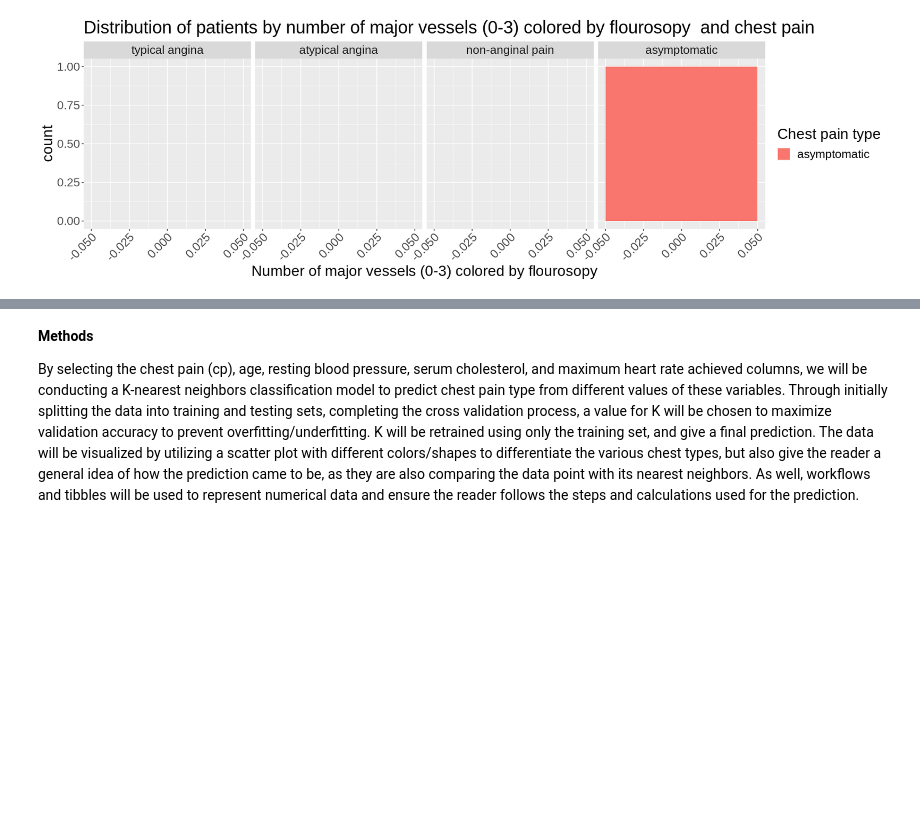
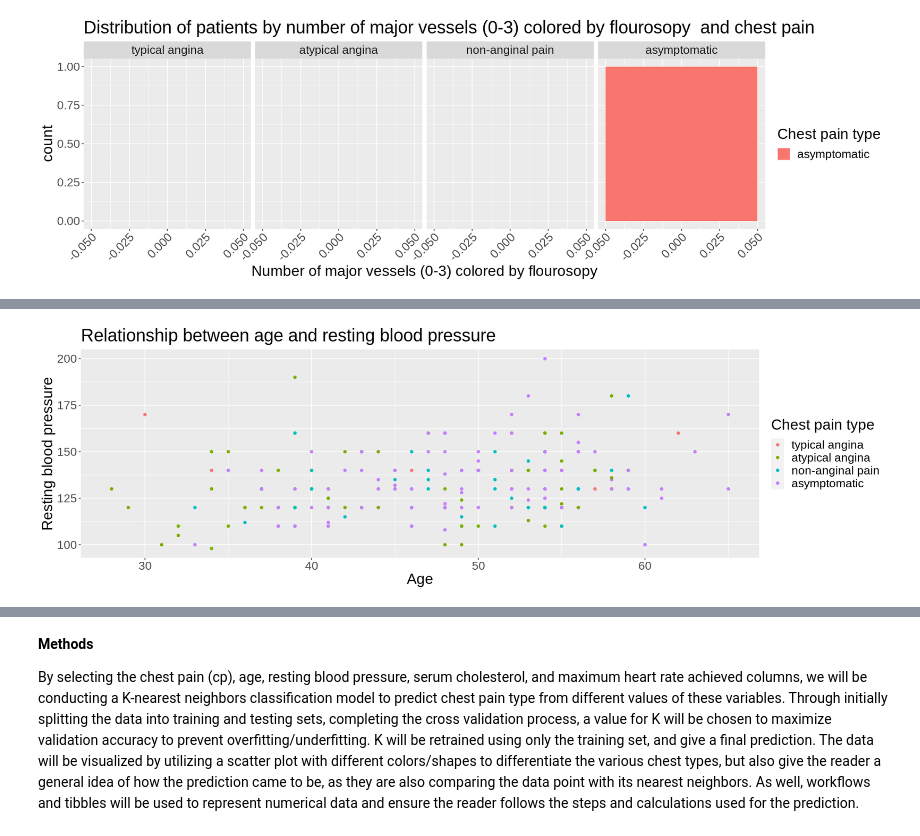
Before and after one commit to papercheesecake/DSCI100-group-project-18, a Jupyter notebook: proposal.ipynb, the cells around one changed output, grey strips where cells are left out. Drawn from its saved outputs; the diff is of its cells as text; code cells hidden in the pictures; blank space fills up the shorter version.

```diff
--- a/proposal.ipynb
+++ b/proposal.ipynb
@@ -414,3 +414,96 @@ Warning message:
 “Removed 221 rows containing non-finite values (stat_bin).”
 [figure]
 [figure]
+# %%
+#Scatter plots that compare numerical variables age	resting_pressure	serum_chol	max_heartrate	oldpeak
+
+age_vs_rp <- training_heart_data %>%
+                         select(resting_pressure, age, chest_pain) %>%
+                         ggplot(aes(x = age, y = resting_pressure, color = chest_pain)) +
+                         geom_point() +
+                         labs(x = 'Age', y = 'Resting blood pressure', color = 'Chest pain type') +
+                         ggtitle('Relationship between age and resting blood pressure') +
+                         theme(text = element_text(size = 20))
+age_vs_rp
+
+age_vs_sc <- training_heart_data %>%
+                         select(serum_chol, age, chest_pain) %>%
+                         ggplot(aes(x = age, y = serum_chol, color = chest_pain)) +
+                         geom_point() +
+                         labs(x = 'Age', y = 'Serum cholestoral (in mg/dl)', color = 'Chest pain type') +
+                         ggtitle('Relationship between age and serum cholestoral') +
+                         theme(text = element_text(size = 20))
+age_vs_sc
+
+age_vs_mhr <- training_heart_data %>%
+                         select(max_heartrate, age, chest_pain) %>%
+                         ggplot(aes(x = age, y = max_heartrate, color = chest_pain)) +
+                         geom_point() +
+                         labs(x = 'Age', y = 'Maximum heart rate achieved', color = 'Chest pain type') +
+                         ggtitle('Relationship between age and maximum heart rate achieved') +
+                         theme(text = element_text(size = 20))
+age_vs_mhr
+
+age_vs_op <- training_heart_data %>%
+                         select(oldpeak, age, chest_pain) %>%
+                         ggplot(aes(x = age, y = oldpeak, color = chest_pain)) +
+                         geom_point() +
+                         labs(x = 'Age', y = 'ST depression induced by exercise relative to rest', color = 'Chest pain type') +
+                         ggtitle('Relationship between age and ST depression induced by exercise relative to rest') +
+                         theme(text = element_text(size = 20))
+age_vs_op
+
+rp_vs_sc <- training_heart_data %>%
+                         select(serum_chol, resting_pressure, chest_pain) %>%
+                         ggplot(aes(x = resting_pressure, y = serum_chol, color = chest_pain)) +
+                         geom_point() +
+                         labs(x = 'Resting blood pressure', y = 'Serum cholestoral (in mg/dl)', color = 'Chest pain type') +
+                         ggtitle('Relationship between resting blood pressure and serum cholestoral') +
+                         theme(text = element_text(size = 20))
+rp_vs_sc
+
+rp_vs_mhr <- training_heart_data %>%
+                         select(max_heartrate, resting_pressure, chest_pain) %>%
+                         ggplot(aes(x = resting_pressure, y = max_heartrate, color = chest_pain)) +
+                         geom_point() +
+                         labs(x = 'Resting blood pressure', y = 'Maximum heartrate achieved', color = 'Chest pain type') +
+                         ggtitle('Relationship between resting blood pressure and Maximum heartrate achieved') +
+                         theme(text = element_text(size = 20))
+rp_vs_mhr
+
+rp_vs_op <- training_heart_data %>%
+                         select(resting_pressure, oldpeak, chest_pain) %>%
+                         ggplot(aes(x = resting_pressure, y = oldpeak, color = chest_pain)) +
+                         geom_point() +
+                         labs(x = 'Resting blood pressure', y = 'ST depression induced by exercise relative to rest', color = 'Chest pain type') +
+                         ggtitle('Relationship between resting blood pressure and ST depression induced by exercise relative to rest') +
+                         theme(text = element_text(size = 20))
+rp_vs_op
+
+sc_vs_mhr <- training_heart_data %>%
+                         select(serum_chol, max_heartrate, chest_pain) %>%
+                         ggplot(aes(x = serum_chol, y = max_heartrate, color = chest_pain)) +
+                         geom_point() +
+                         labs(x = 'Serum cholestoral (in mg/dl)', y = 'Maximum heartrate achieved', color = 'Chest pain type') +
+                         ggtitle('Relationship between Serum cholestoral and Maximum heartrate achieved') +
+                         theme(text = element_text(size = 20))
+sc_vs_mhr
+
+sc_vs_op <- training_heart_data %>%
+                         select(serum_chol, oldpeak, chest_pain) %>%
+                         ggplot(aes(x = serum_chol, y = oldpeak, color = chest_pain)) +
+                         geom_point() +
+                         labs(x = 'Serum cholestoral (in mg/dl)', y = 'ST depression induced by exercise relative to rest', color = 'Chest pain type') +
+                         ggtitle('Relationship between Serum cholestoral and ST depression induced by exercise relative to rest') +
+                         theme(text = element_text(size = 20))
+sc_vs_op
+
+mhr_vs_op <- training_heart_data %>%
+                         select(max_heartrate, oldpeak, chest_pain) %>%
+                         ggplot(aes(x = max_heartrate, y = oldpeak, color = chest_pain)) +
+                         geom_point() +
+                         labs(x = 'Maximum heartrate achieved', y = 'ST depression induced by exercise relative to rest', color = 'Chest pain type') +
+                         ggtitle('Relationship between maximum heartrate achieved and ST depression induced by exercise relative to rest') +
+                         theme(text = element_text(size = 20))
+mhr_vs_op
+# %% [output]
@@ -416,0 +512 @@ Warning message:
+[figure, added]
```
Also changed, not shown: parts of 6 cells of this notebook.
